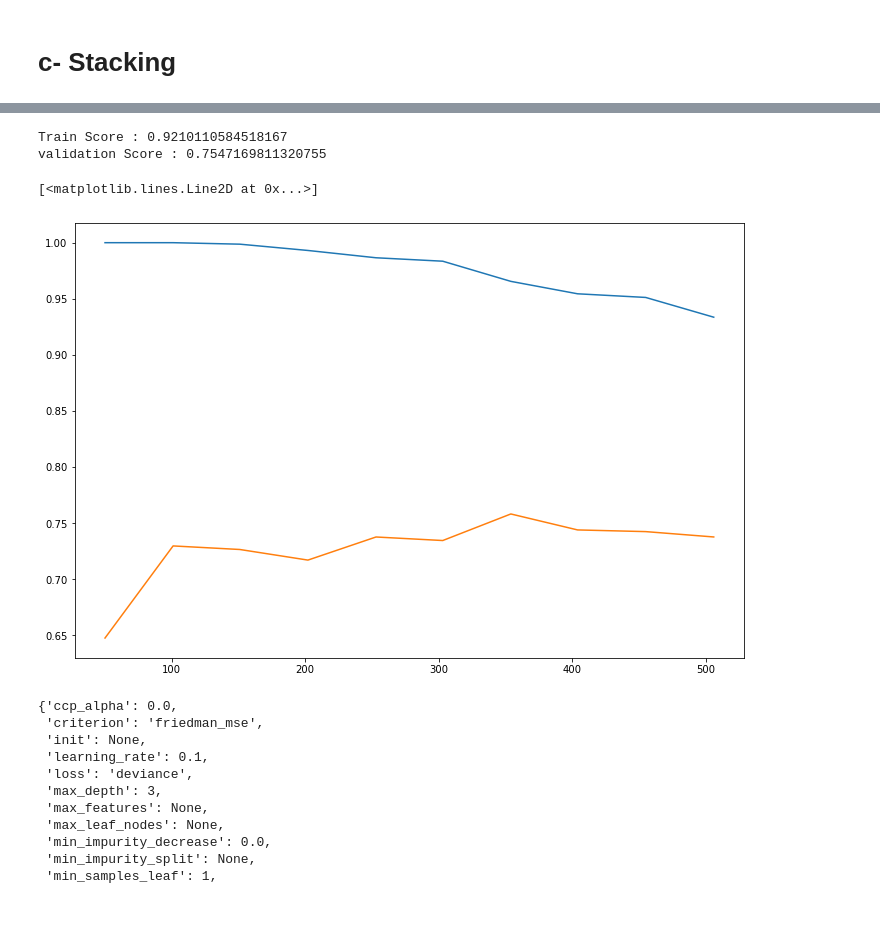
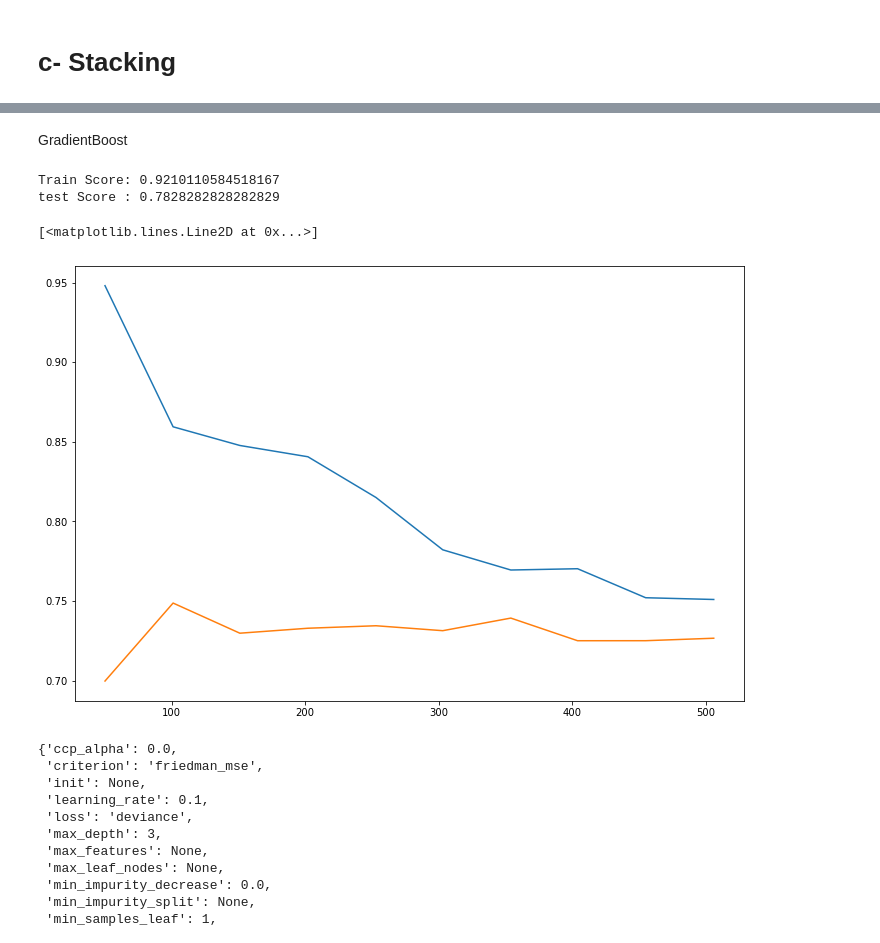
Before and after one commit to lnspeedy/CreditRisk_Classification, a Jupyter notebook: exploration/modèle_Chris_unbalanced.ipynb, the cells around one changed output, grey strips where cells are left out. Saved outputs shown, nothing was run; the diff lists cells and outputs as text; code cells hidden in the pictures; blank space fills up the shorter version.

```diff
--- a/exploration/modèle_Chris_unbalanced.ipynb
+++ b/exploration/modèle_Chris_unbalanced.ipynb
@@ -1286,6 +1163,6 @@ model.score(X_test, y_test)
 # %%
 from tpot import TPOTClassifier
 # %%
-tpot = TPOTClassifier(generations = 15, verbosity = 2, population_size = 100, n_jobs = -1)
-tpot.fit(X_train, y_train)
+tpot = TPOTClassifier(generations = 50, verbosity = 2, population_size = 162, n_jobs = -1)
+tpot.fit(X_val, y_val)
 # %% [output]
@@ -1321,0 +1212,11 @@ tpot.score(X_test, y_test)
+# %%
+extra = ExtraTreesClassifier()
+extra.fit(X_train, y_train)
+print('Train Score :', extra.score(X_train, y_train))
+print('test Score :', extra.score(X_test, y_test))
+
+N, train_score, val_score = learning_curve(log, X_train, y_train, scoring = 'accuracy',cv = 5,
+                                           train_sizes = np.linspace(0.1, 1, 10))
+plt.figure(figsize=(12,8))
+plt.plot(N, train_score.mean(axis = 1), label = 'train score')
+plt.plot(N, val_score.mean(axis = 1), label = 'validation score')
@@ -1321,0 +1250,10 @@ tpot.score(X_test, y_test)
+# %%
+paramextra = {
+    'criterion' : ['entropy', 'gini'],
+    'n_estimators': range(97,103),
+    'min_samples_leaf' : range(1,5),
+    'min_samples_split': range(1,5),
+    'max_features': np.linspace(0, 2, 8)
+}
+gridextra = GridSearchCV(ExtraTreesClassifier(),paramextra, cv=5, scoring="accuracy",n_jobs = -1)
+gridextra.fit(X_train, y_train)
@@ -1321,0 +1298,8 @@ tpot.score(X_test, y_test)
+# %%
+Extra = ExtraTreesClassifier(criterion = 'entropy', max_features = 0.2857142857142857, n_estimators =98, min_samples_split = 3, min_samples_leaf = 4)
+
+Extra.fit(X_train, y_train)
+y_pred_Extra = Extra.predict(X_val)
+print(accuracy_score(y_pred_Extra, y_val))
+print(confusion_matrix(y_val, y_pred_Extra))
+print(classification_report(y_val, y_pred_Extra))
@@ -1322,21 +1318,23 @@ tpot.score(X_test, y_test)
+# %% [markdown]
+GradientBoost
 # %%
 from sklearn.ensemble import GradientBoostingClassifier
 # %%
 grad = GradientBoostingClassifier()
 grad.fit(X_train, y_train)
-print('Train Score :', grad.score(X_train, y_train))
-print('validation Score :', grad.score(X_val, y_val))
+print('Train Score:', grad.score(X_train, y_train))
+print('test Score :', grad.score(X_test, y_test))
 
-N, train_score, val_score = learning_curve(grad, X_train, y_train, scoring = 'accuracy',cv = 5,
+N, train_score, val_score = learning_curve(log, X_train, y_train, scoring = 'accuracy',cv = 5,
                                            train_sizes = np.linspace(0.1, 1, 10))
 plt.figure(figsize=(12,8))
 plt.plot(N, train_score.mean(axis = 1), label = 'train score')
 plt.plot(N, val_score.mean(axis = 1), label = 'validation score')
 # %% [output]
-Train Score : 0.9210110584518167
-validation Score : 0.7547169811320755
+Train Score: 0.9210110584518167
+test Score : 0.7828282828282829
 [<matplotlib.lines.Line2D at 0x...>]
-[figure, old version]
+[figure, new version]
 # %%
 grad.get_params()
 # %% [output]
```
Also changed, not shown: parts of 83 cells of this notebook.
